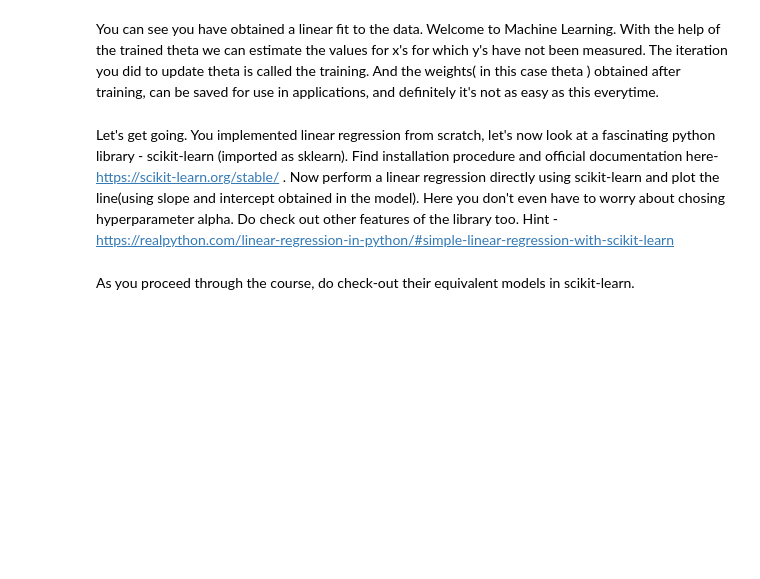
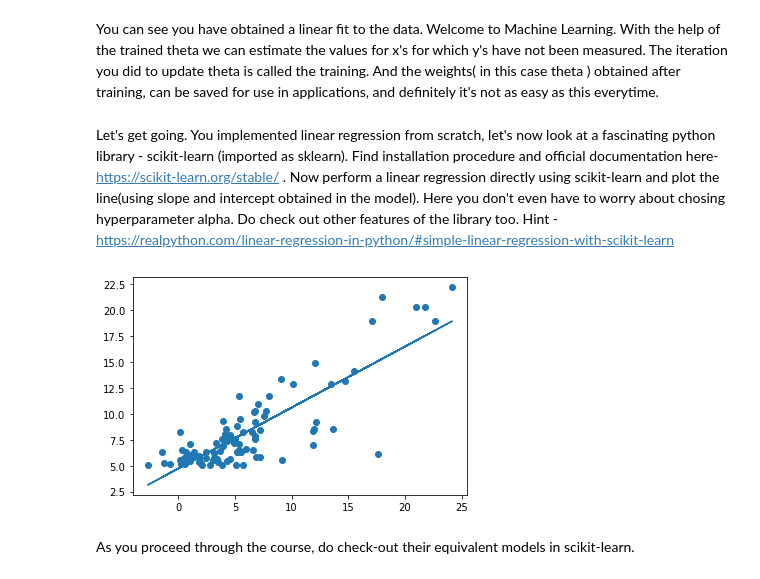
Before and after one commit to sankalppar/Assignment-1, a Jupyter notebook: Assignment 2/Linear Regression.ipynb, the cells around one changed output. Cells and saved outputs as stored; diff of their text form; code cells hidden in the pictures; blank space fills up the shorter version.

```diff
--- a/Assignment 2/Linear Regression.ipynb
+++ b/Assignment 2/Linear Regression.ipynb
@@ -48,2 +80,10 @@ Let's get going. You implemented linear regression from scratch, let's now look
+# %%
+x = x.reshape(-1, 1)
+model = LinearRegression().fit(x, y)
+plt.plot(x, model.intercept_ + model.coef_.item()*x)
+plt.scatter(x, y)
+plt.show()
+# %% [output]
+[figure, added]
 # %% [markdown]
 As you proceed through the course, do check-out their equivalent models in scikit-learn.
```
Also changed, not shown: parts of 13 cells of this notebook.
